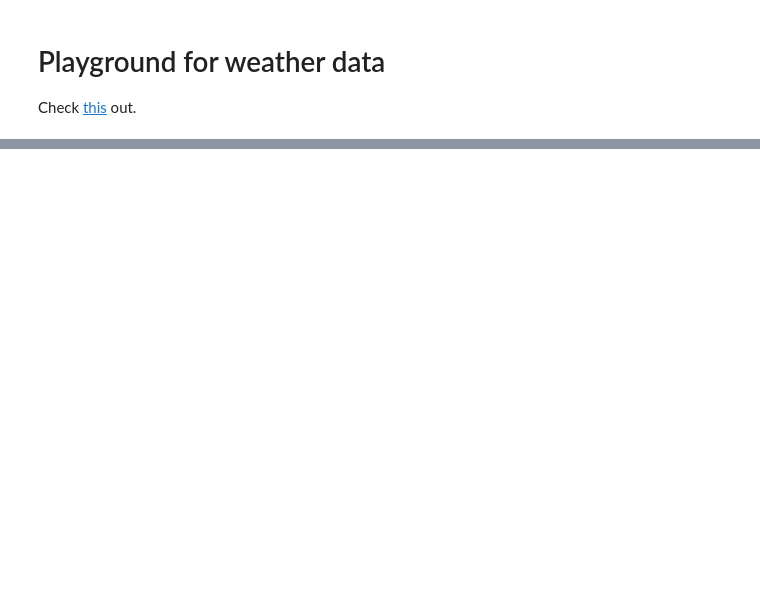
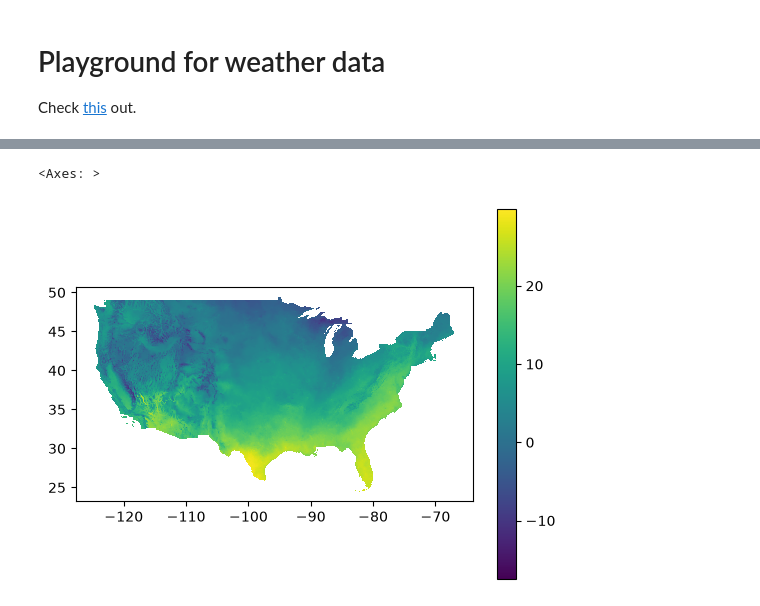
Before and after one commit to marcus-friis/weekly-patterns-plus-exploration, a Jupyter notebook: notebooks/heatbook.ipynb, the cells around one changed output, grey strips where cells are left out. Saved outputs shown, nothing was run; the diff lists cells and outputs as text; code cells hidden in the pictures; blank space fills up the shorter version.

Commit message:
working with the prism

```diff
--- a/notebooks/heatbook.ipynb
+++ b/notebooks/heatbook.ipynb
@@ -88,0 +160,30 @@ print(f"Invalid ZIPs: {len(invalid_files)}")
+# %%
+import numpy as np
+import geopandas as gpd
+import rasterio
+
+from shapely.geometry import box
+from rasterio.windows import Window, bounds
+
+# with rasterio.open(first_raster) as src:
+with rasterio.open("data/prism/tmean_daily_2025_tif/prism_tmean_us_25m_20250401.tif") as src:
+    data = src.read(1, masked=True)
+
+    rows, cols = np.where(~np.ma.getmaskarray(data))
+
+    polygons = [
+        box(*bounds(Window(col, row, 1, 1), src.transform))
+        for row, col in zip(rows, cols)
+    ]
+
+    sample = gpd.GeoDataFrame(
+        {
+            "ROW": rows,
+            "COL": cols,
+            "TMEAN": data.data[rows, cols],
+        },
+        geometry=polygons,
+        crs=src.crs,
+    )
+
+sample.head()
@@ -88,0 +197,5 @@ print(f"Invalid ZIPs: {len(invalid_files)}")
+# %%
+sample.plot(column="TMEAN", legend=True)
+# %% [output]
+<Axes: >
+[figure, added]
```
Also changed, not shown: parts of 5 cells of this notebook, 1 other file.
